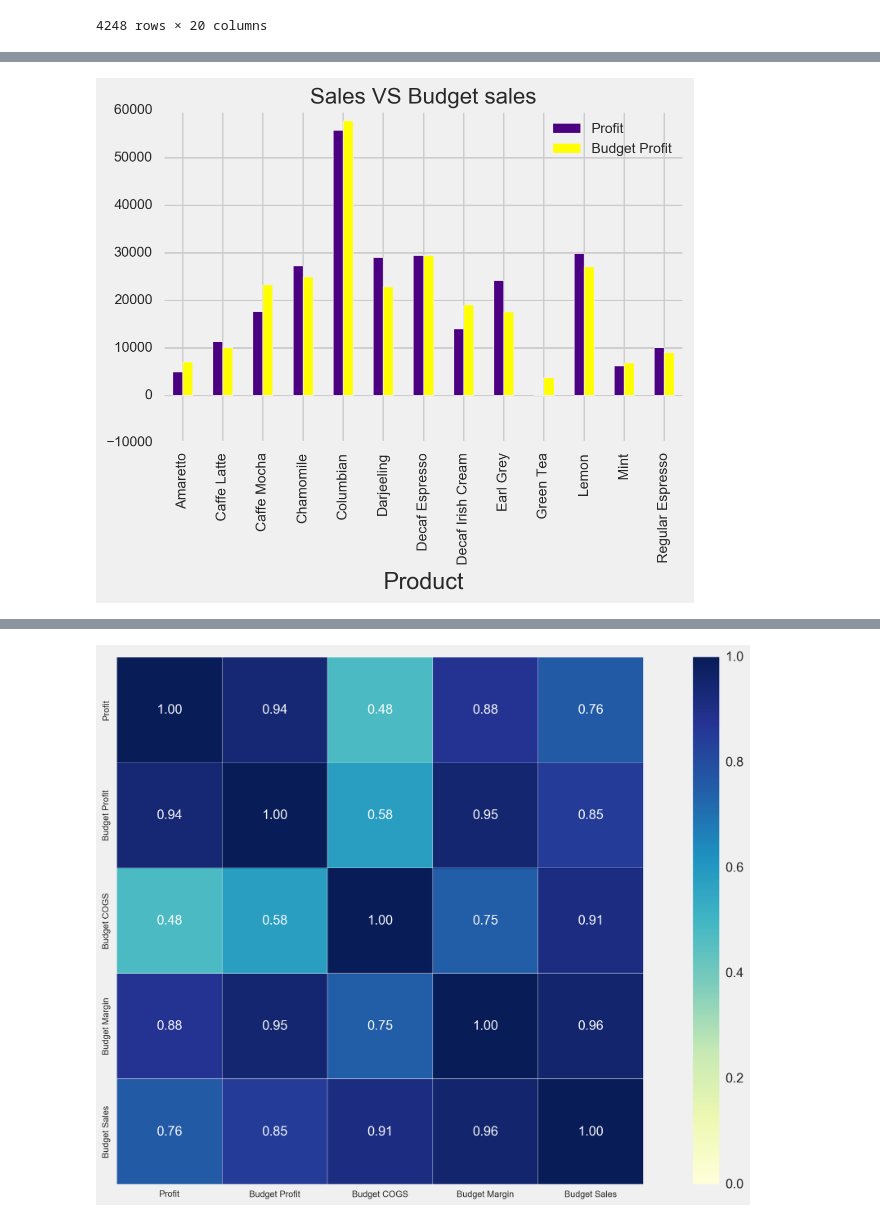
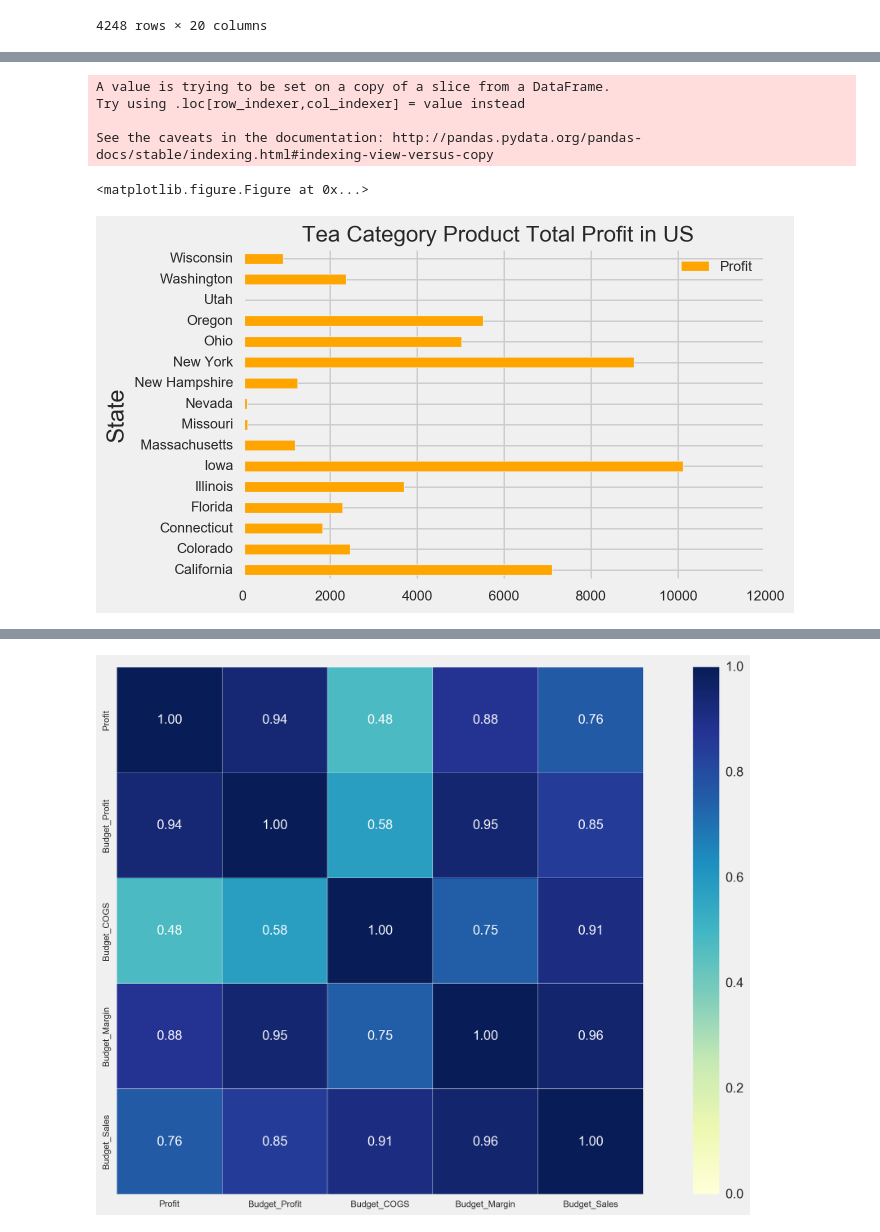
Before and after one commit to chrishy2ma/ECON628-01-chrishy2ma, a Jupyter notebook: Project_2_EDA&ML_Chris_Huang_coffee_chain.ipynb, the cells around one changed output, grey strips where cells are left out. Drawn from its saved outputs; the diff is of its cells as text; code cells hidden in the pictures.

```diff
--- a/Project_2_EDA&ML_Chris_Huang_coffee_chain.ipynb
+++ b/Project_2_EDA&ML_Chris_Huang_coffee_chain.ipynb
@@ -317,3 +345,9 @@ Product Type      0
 Product           0
 Type              0
 dtype: int64
+# %%
+coffee_chain['Profit']=pd.to_numeric(coffee_chain['Profit'])
+coffee_chain['Budget Profit']=pd.to_numeric(coffee_chain['Budget Profit'])
+coffee_chain['Budget COGS']=pd.to_numeric(coffee_chain['Budget COGS'])
+coffee_chain['Budget Margin']=pd.to_numeric(coffee_chain['Budget Margin'])
+coffee_chain['Budget Sales']=pd.to_numeric(coffee_chain['Budget Sales'])
@@ -320,3 +363,14 @@ dtype: int64
+# %%
+## rename variables
+coffee_chain.rename(columns={
+    'Total Expenses':'Total_Expenses',
+    'Budget Profit':'Budget_Profit',
+    'Budget COGS':'Budget_COGS',
+    'Budget Margin':'Budget_Margin',
+    'Budget Sales':'Budget_Sales',
+    'Area Code':'Area_Code',
+
+    },inplace=True)
 # %%
 coffee_chain.describe().T
 # %% [output]
@@ -361,0 +436,5 @@ plt.show()
+# %%
+### First of all, Tea category
+coffee_chain_tea = coffee_chain['Product Type'] == 'Tea'
+coffee_chain_1=coffee_chain[coffee_chain_tea]
+coffee_chain_1
@@ -362,8 +460,16 @@ plt.show()
+# %%
+### Translate string variables to numeric
+coffee_chain_1['Profit']=pd.to_numeric(coffee_chain_1['Profit'])
+# %% [output]
+A value is trying to be set on a copy of a slice from a DataFrame.
+Try using .loc[row_indexer,col_indexer] = value instead
+
+See the caveats in the documentation: http://pandas.pydata.org/pandas-docs/stable/indexing.html#indexing-view-versus-copy
 # %%
-coffee_chain.groupby( ['Product'] )[ ['Profit','Budget Profit'] ].sum().plot(kind="bar",
-                                                                           color=['indigo', 'yellow']
-                                                                         )
-plt.title('Sales VS Budget sales', fontsize=16)
+fig = plt.figure(figsize=(20,20))
+coffee_chain_1.groupby( ['State'] )[ ['Profit'] ].sum().plot(kind="barh", color='orange')
+plt.title('Tea Category Product Total Profit in US  ', fontsize=16)
 plt.show()
 # %% [output]
+<matplotlib.figure.Figure at 0x...>
-[figure, old version]
+[figure, new version]
```
Also changed, not shown: parts of 63 cells of this notebook.
